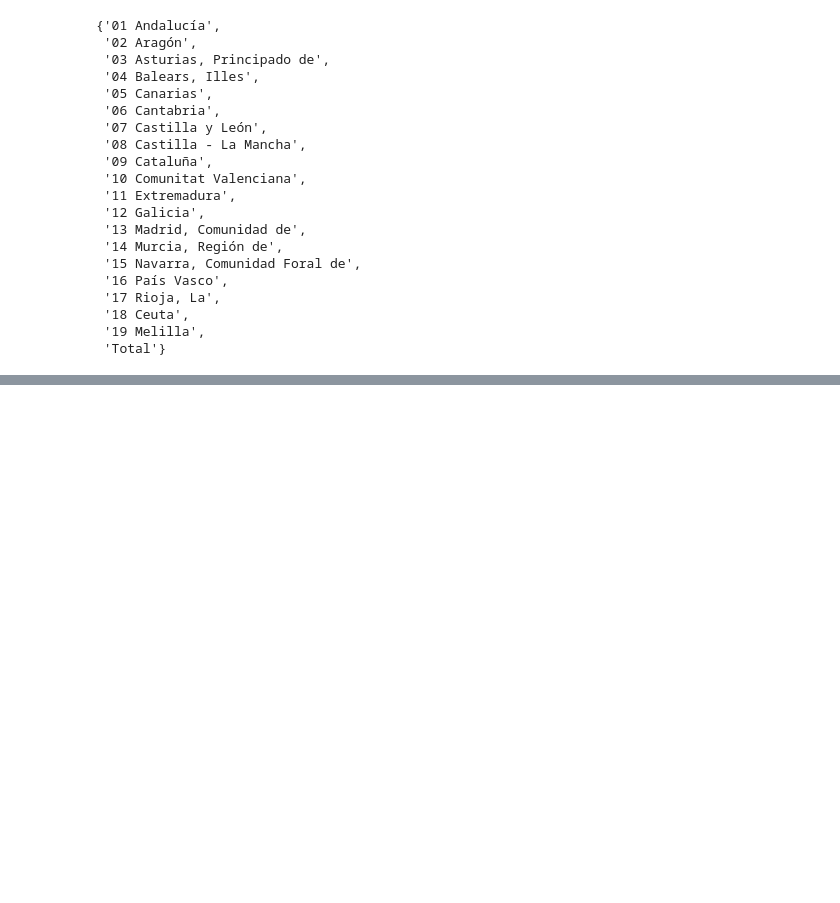
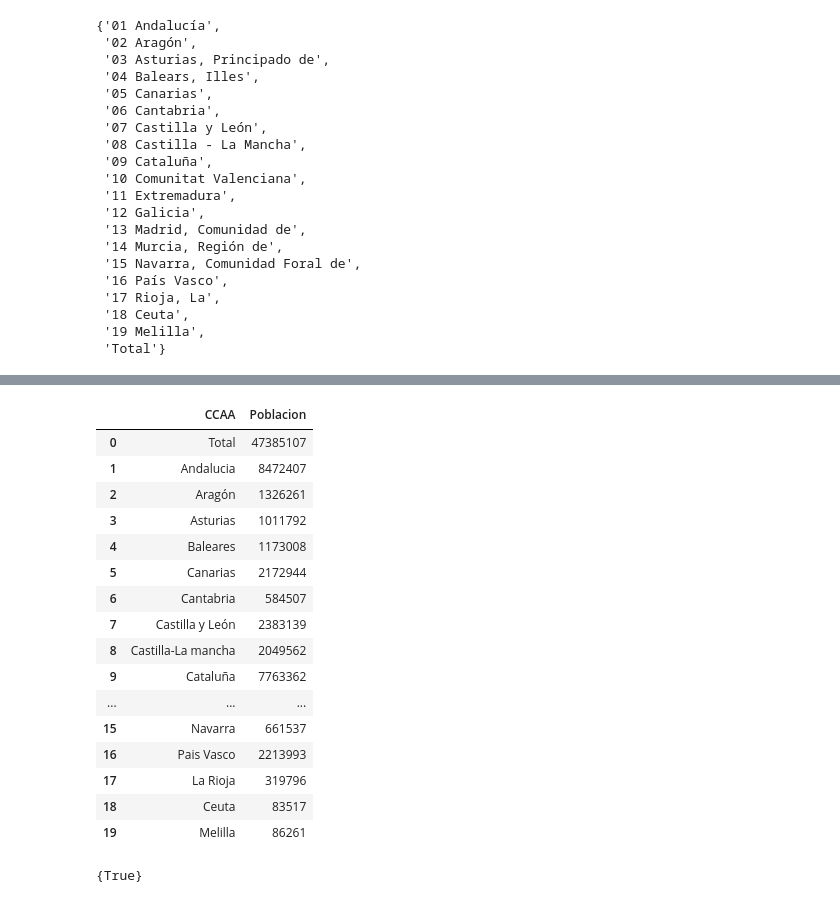
Before and after one commit to jor-arrgar/EDA_project, a Jupyter notebook: Scripts/Datasets/Utiles/incidencia_covid.ipynb, the cells around one changed output, grey strips where cells are left out. Cells and saved outputs as stored; diff of their text form; code cells hidden in the pictures; blank space fills up the shorter version.

```diff
--- a/Scripts/Datasets/Utiles/incidencia_covid.ipynb
+++ b/Scripts/Datasets/Utiles/incidencia_covid.ipynb
@@ -140,0 +265,34 @@ territorio
+# %%
+pob_21 = pd.DataFrame()
+
+ccaa_2021 = []
+for pos , ccaa in enumerate(poblacion_2021['Comunidades y Ciudades Autónomas']):
+    cambio_nombre_ccaa(poblacion_2021 , pos , ccaa_2021)
+pob_21['CCAA'] =ccaa_2021
+
+valor_21 = modificar_valor(poblacion_2021)
+pob_21['Poblacion'] = valor_21
+
+pob_21
+# %% [output]
+|  | CCAA | Poblacion |
+| 0 | Total | 47385107 |
+| 1 | Andalucia | 8472407 |
+| 2 | Aragón | 1326261 |
+| 3 | Asturias | 1011792 |
+| 4 | Baleares | 1173008 |
+| 5 | Canarias | 2172944 |
+| 6 | Cantabria | 584507 |
+| 7 | Castilla y León | 2383139 |
+| 8 | Castilla-La mancha | 2049562 |
+| 9 | Cataluña | 7763362 |
+| ... | ... | ... |
+| 15 | Navarra | 661537 |
+| 16 | Pais Vasco | 2213993 |
+| 17 | La Rioja | 319796 |
+| 18 | Ceuta | 83517 |
+| 19 | Melilla | 86261 |
+# %%
+set(list(pob_20['CCAA'] == pob_21['CCAA']))
+# %% [output]
+{True}
```
Also changed, not shown: parts of 11 cells of this notebook.
